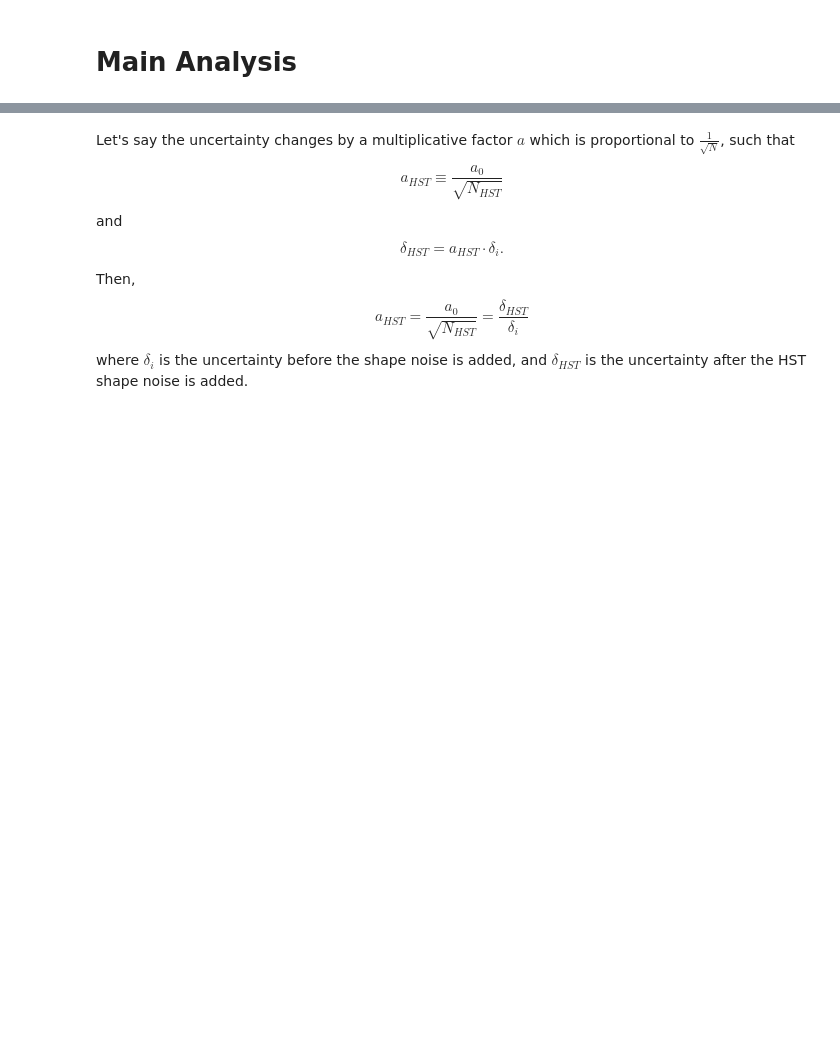
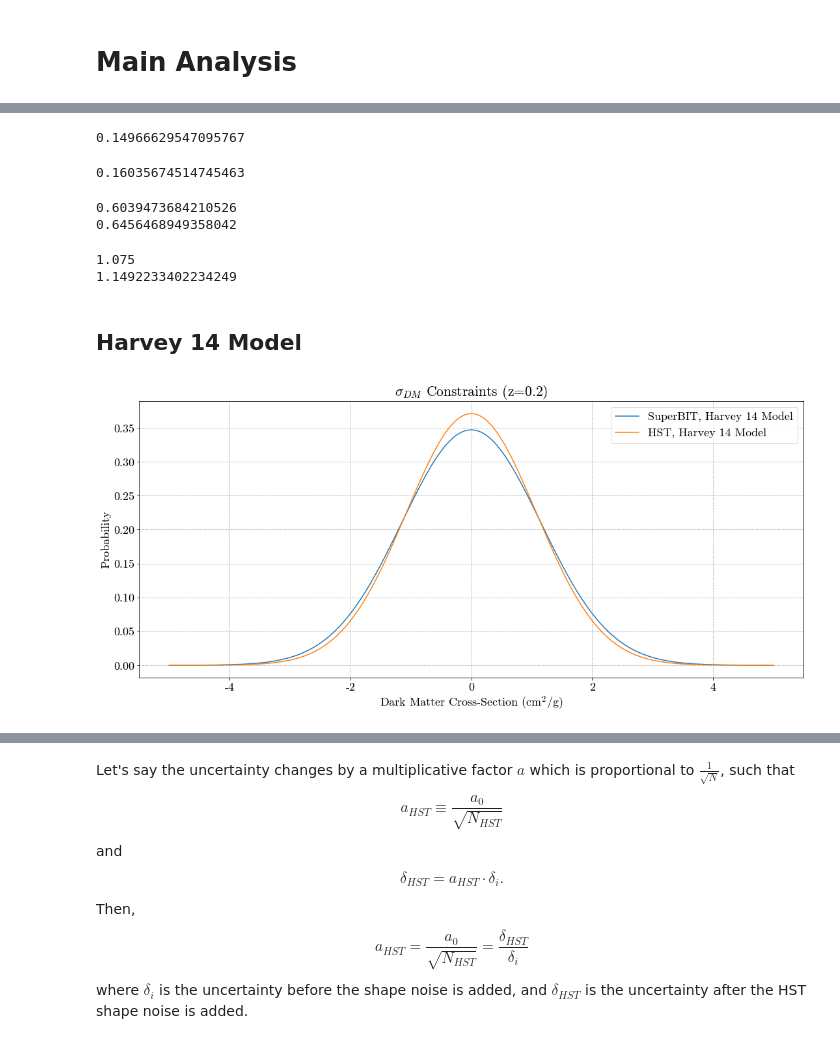
Before and after one commit to veome22/superbit_neff, a Jupyter notebook: sidm_uncertainty.ipynb, the cells around one changed output, grey strips where cells are left out. Drawn from its saved outputs; the diff is of its cells as text; code cells hidden in the pictures; blank space fills up the shorter version.

Commit message:
New plots for delta, beta, sigma. Testing code for modular implementation

```diff
--- a/sidm_uncertainty.ipynb
+++ b/sidm_uncertainty.ipynb
@@ -52,0 +67,51 @@ $$\delta_{bias} = -0.27 \pm 0.14".$$
+# %%
+n_hst = 80 #arcmin^-2
+n_sb = 70 #arcmin^-2
+delta_i = 0.06
+delta_hst = 0.14 #for N = 80 arcmin^-1
+# %%
+delta_sb = delta_bias(delta_i, delta_hst, n_hst, n_sb)
+print(delta_sb)
+# %% [output]
+0.14966629547095767
+# %%
+d_beta_hst = 0.15
+d_beta_sb = beta_uncertainty(d_beta_hst, delta_i, delta_hst, n_hst, n_sb)
+print(d_beta_sb)
+# %% [output]
+0.16035674514745463
+# %%
+d_dm_hst_bahamas, d_dm_sb_bahamas = beta_to_sigma_dm_bahamas(d_beta_hst, d_beta_sb)
+print(d_dm_hst_bahamas)
+print(d_dm_sb_bahamas)
+# %% [output]
+0.6039473684210526
+0.6456468949358042
+# %%
+d_dm_hst_h14, d_dm_sb_h14 = beta_to_sigma_dm_h14(d_beta_hst, d_beta_sb)
+print(d_dm_hst_h14)
+print(d_dm_sb_h14)
+# %% [output]
+1.075
+1.1492233402234249
+# %% [markdown]
+## Harvey 14 Model
+# %%
+# Plot H14 results
+plt.figure(figsize=(15,7))
+
+x = np.arange(-5, 5, 0.001)
+
+plt.plot(x, norm.pdf(x,0,d_dm_sb_h14), label='SuperBIT, Harvey 14 Model')
+plt.plot(x, norm.pdf(x,0,d_dm_hst_h14), label='HST, Harvey 14 Model')
+
+
+plt.title("$\sigma_{DM}$ Constraints (z=0.2)")
+plt.xlabel("Dark Matter Cross-Section (cm$^2$/g)")
+plt.ylabel("Probability")
+plt.legend(loc='best')
+plt.tight_layout(pad=0)
+plt.grid(linestyle='--')
+plt.show()
+# %% [output]
+[figure, added]
```
Also changed, not shown: parts of 31 cells of this notebook.
